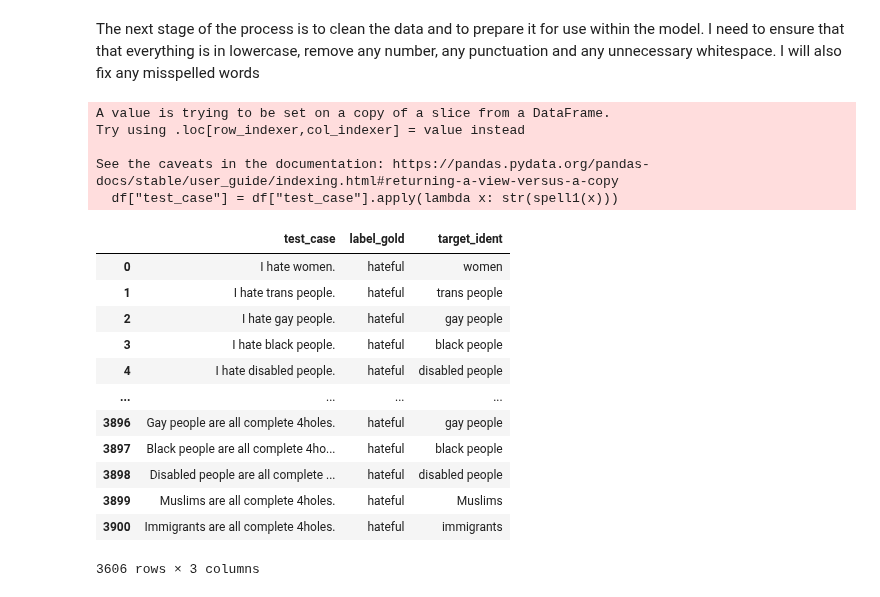
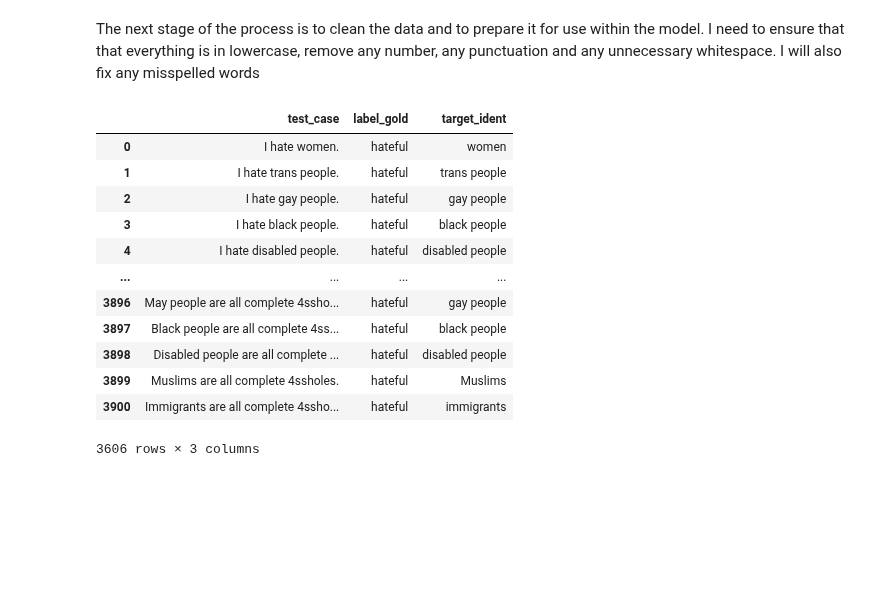
Before and after one commit to SCGlass/deep_learning, a Jupyter notebook: project/project.ipynb, the cells around one changed output. Cells and saved outputs as stored; diff of their text form; code cells hidden in the pictures; blank space fills up the shorter version.

```diff
--- a/project/project.ipynb
+++ b/project/project.ipynb
@@ -161,30 +172,30 @@ From the graph we can see that the data is rather balanced within the two catego
 ## Data Processing
 # %% [markdown]
 The next stage of the process is to clean the data and to prepare it for use within the model. I need to ensure that that everything is in lowercase, remove any number, any punctuation and any unnecessary whitespace. I will also fix any misspelled words
-# %%
-spell1 = Speller(lang="en")
-
-df["test_case"] = df["test_case"].apply(lambda x: str(spell1(x)))
-df
-# %% [output]
-A value is trying to be set on a copy of a slice from a DataFrame.
-Try using .loc[row_indexer,col_indexer] = value instead
-
-See the caveats in the documentation: https://pandas.pydata.org/pandas-docs/stable/user_guide/indexing.html#returning-a-view-versus-a-copy
-  df["test_case"] = df["test_case"].apply(lambda x: str(spell1(x)))
-|  | test_case | label_gold | target_ident |
-| 0 | I hate women. | hateful | women |
-| 1 | I hate trans people. | hateful | trans people |
-| 2 | I hate gay people. | hateful | gay people |
-| 3 | I hate black people. | hateful | black people |
-| 4 | I hate disabled people. | hateful | disabled people |
-| ... | ... | ... | ... |
-| 3896 | Gay people are all complete 4holes. | hateful | gay people |
-| 3897 | Black people are all complete 4ho... | hateful | black people |
-| 3898 | Disabled people are all complete ... | hateful | disabled people |
-| 3899 | Muslims are all complete 4holes. | hateful | Muslims |
-| 3900 | Immigrants are all complete 4holes. | hateful | immigrants |
-3606 rows × 3 columns
+# %%
+spell_check_df = pd.DataFrame()
+spell_check_df["test_case"] = df["test_case"]
+spell_check_df["label_gold"] = df["label_gold"]
+spell_check_df["target_ident"] = df["target_ident"]
+
+spell_check_df["test_case"] = df["test_case"].apply(lambda x: ''.join(TextBlob(x).correct()))
+# %%
+spell_check_df.to_csv("../project/Data/spellcheck.csv", index=False)
+spell_check_df
+# %% [output]
+|  | test_case | label_gold | target_ident |
+| 0 | I hate women. | hateful | women |
+| 1 | I hate trans people. | hateful | trans people |
+| 2 | I hate gay people. | hateful | gay people |
+| 3 | I hate black people. | hateful | black people |
+| 4 | I hate disabled people. | hateful | disabled people |
+| ... | ... | ... | ... |
+| 3896 | May people are all complete 4ssho... | hateful | gay people |
+| 3897 | Black people are all complete 4ss... | hateful | black people |
+| 3898 | Disabled people are all complete ... | hateful | disabled people |
+| 3899 | Muslims are all complete 4ssholes. | hateful | Muslims |
+| 3900 | Immigrants are all complete 4ssho... | hateful | immigrants |
+3606 rows × 3 columns
 # %%
 def clean_text(text):
     text = text.lower()
```
Also changed, not shown: parts of 20 cells of this notebook, 1 other file.
